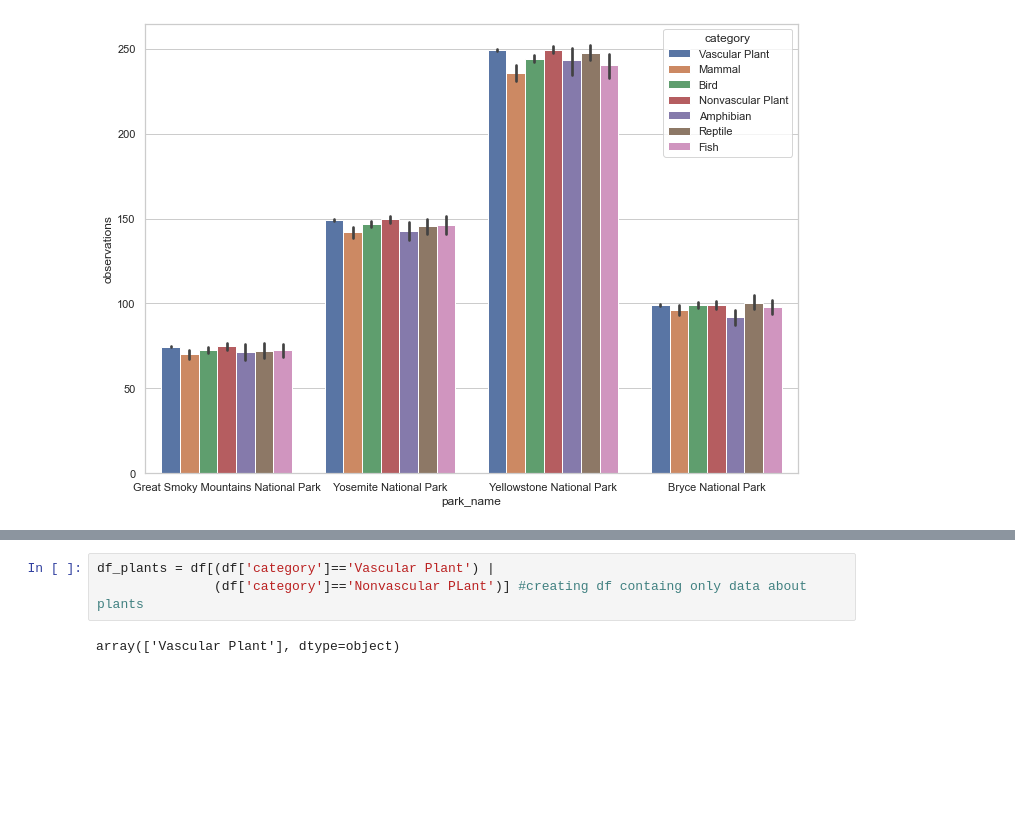
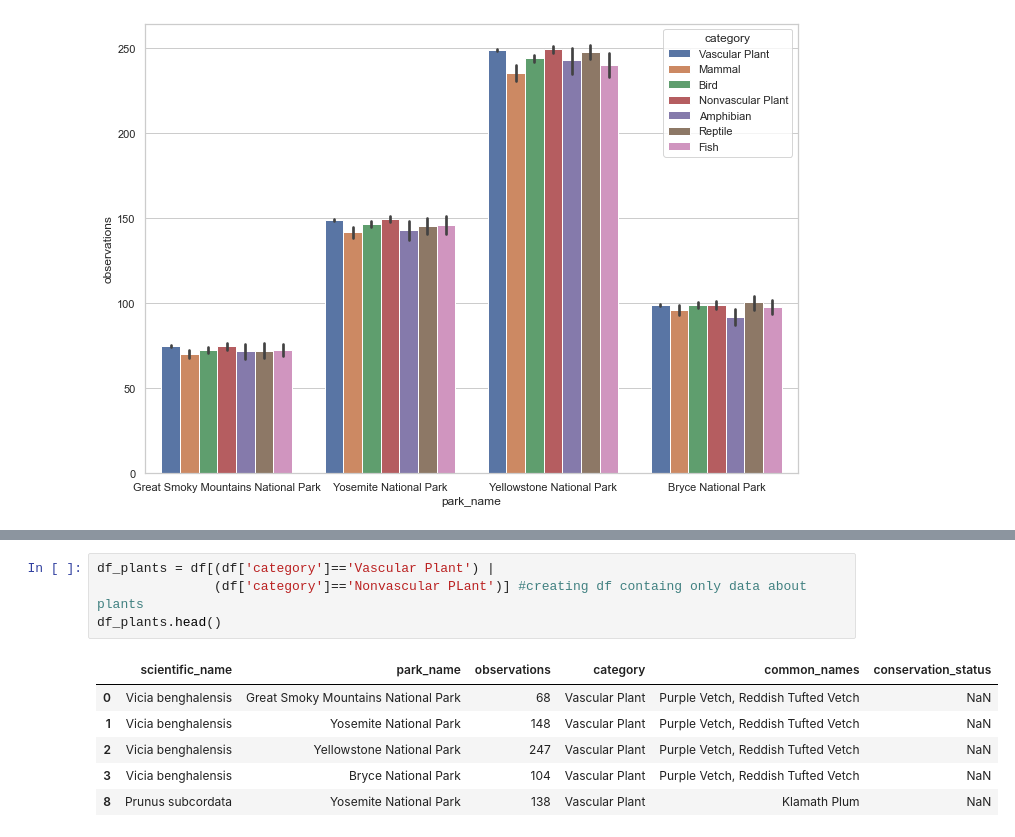
Before and after one commit to stormborn333/Biodiversity_in_National_Parks, a Jupyter notebook: biodiversity.ipynb, the cells around one changed output, grey strips where cells are left out. Drawn from its saved outputs; the diff is of its cells as text; blank space fills up the shorter version.

```diff
--- a/biodiversity.ipynb
+++ b/biodiversity.ipynb
@@ -112,5 +118,11 @@ array(['Mammal', 'Bird', 'Amphibian', 'Reptile', 'Fish'], dtype=object)
 # %%
 df_plants = df[(df['category']=='Vascular Plant') |
                (df['category']=='Nonvascular PLant')] #creating df containg only data about plants
+df_plants.head()
 # %% [output]
-array(['Vascular Plant'], dtype=object)
+|  | scientific_name | park_name | observations | category | common_names | conservation_status |
+| 0 | Vicia benghalensis | Great Smoky Mountains National Park | 68 | Vascular Plant | Purple Vetch, Reddish Tufted Vetch | NaN |
+| 1 | Vicia benghalensis | Yosemite National Park | 148 | Vascular Plant | Purple Vetch, Reddish Tufted Vetch | NaN |
+| 2 | Vicia benghalensis | Yellowstone National Park | 247 | Vascular Plant | Purple Vetch, Reddish Tufted Vetch | NaN |
+| 3 | Vicia benghalensis | Bryce National Park | 104 | Vascular Plant | Purple Vetch, Reddish Tufted Vetch | NaN |
+| 8 | Prunus subcordata | Yosemite National Park | 138 | Vascular Plant | Klamath Plum | NaN |
```
Also changed, not shown: parts of 2 cells of this notebook.
